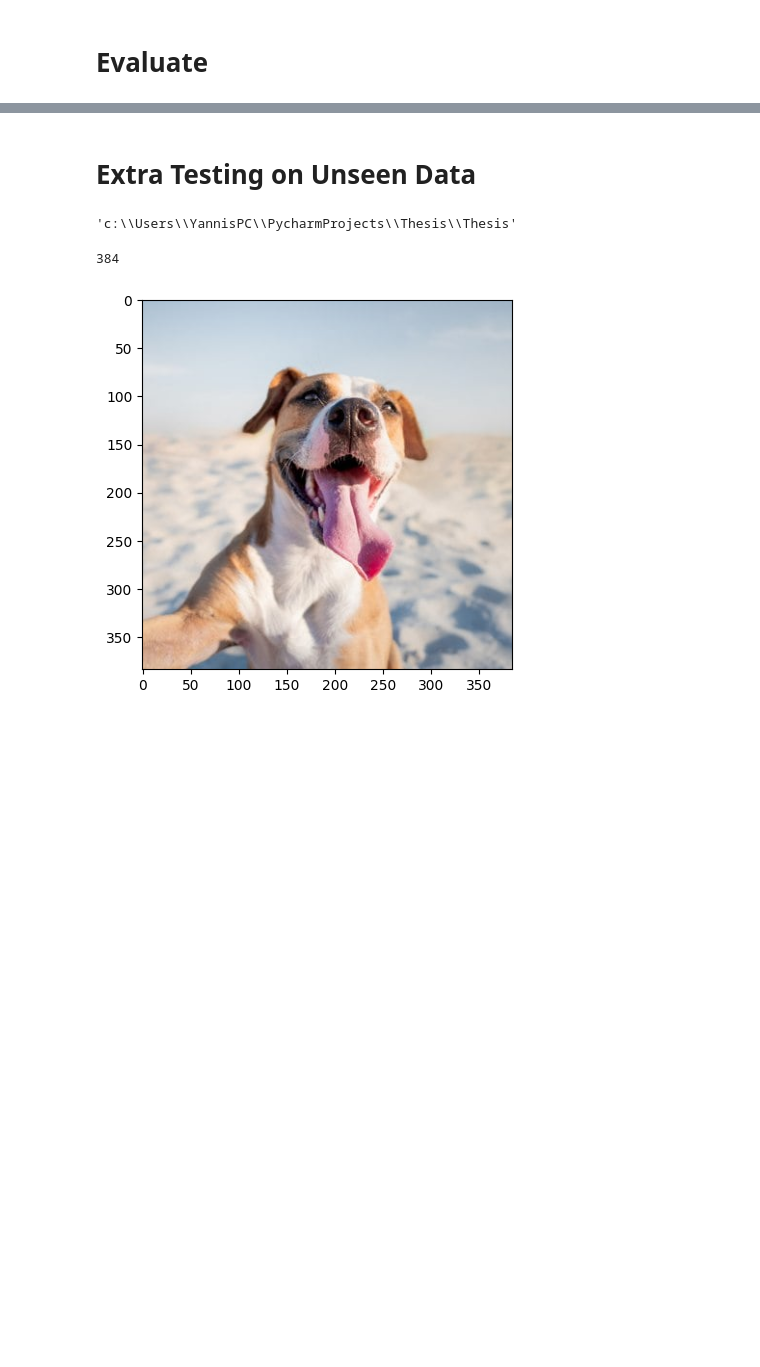
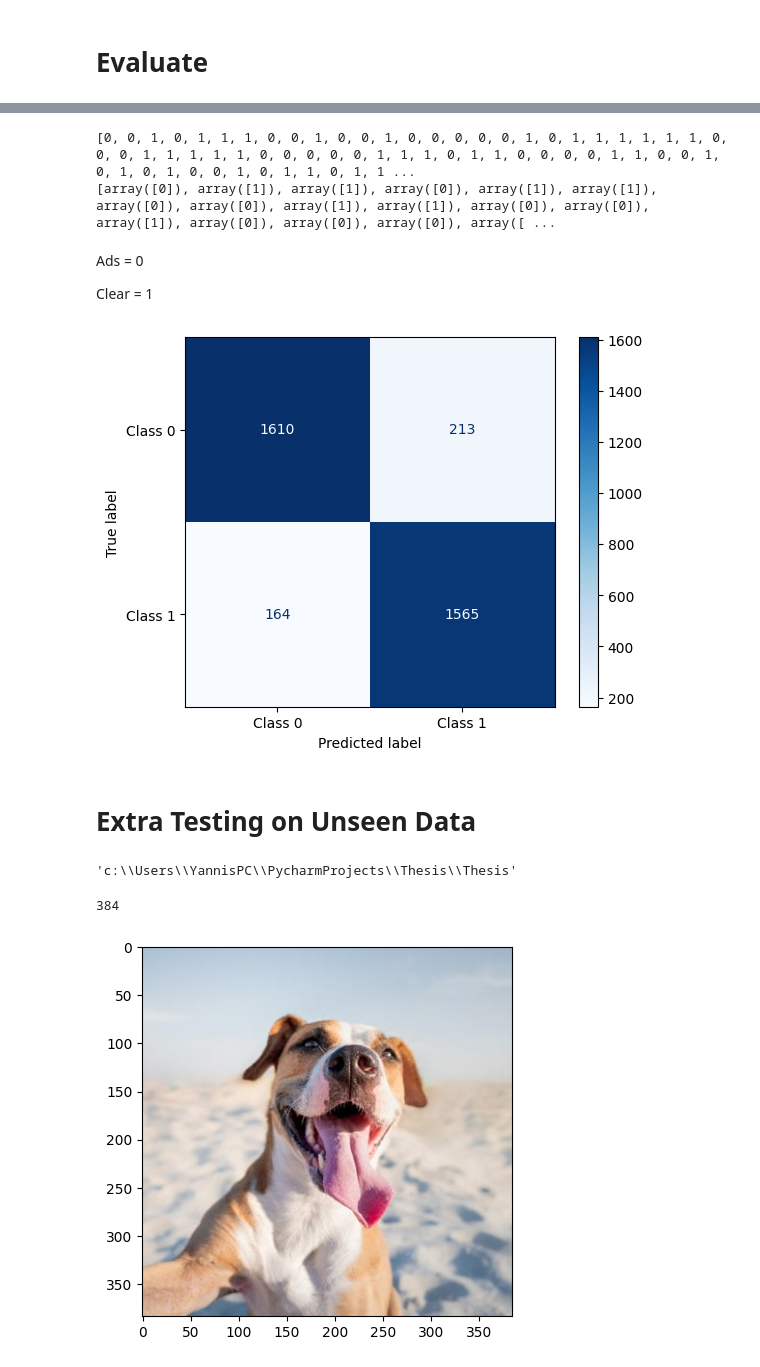
Before and after one commit to johnnysDeu/Thesis, a Jupyter notebook: Model.ipynb, the cells around one changed output, grey strips where cells are left out. Cells and saved outputs as stored; diff of their text form; code cells hidden in the pictures; blank space fills up the shorter version.

Commit message:
adding confusion Matrix

```diff
--- a/Model.ipynb
+++ b/Model.ipynb
@@ -368,0 +380,6 @@ Precision: 0.9210397005081177, Recall:0.9465726017951965, Accuracy: 0.9093070626
+# %%
+from sklearn.metrics import confusion_matrix, ConfusionMatrixDisplay
+
+# Initialize lists to collect true labels and predictions
+true_labels = []
+predicted_labels = []
@@ -368,0 +390,14 @@ Precision: 0.9210397005081177, Recall:0.9465726017951965, Accuracy: 0.9093070626
+# %%
+for batch in test.as_numpy_iterator():  # batch = 32
+    X, y = batch
+
+    yhat = model.predict(X)
+
+    y_true_batch = y # Labels
+
+    # Convert probabilities to class labels using a threshold of 0.5
+    y_pred_batch = (yhat > 0.5).astype(int)
+
+    # Append the true labels and predictions for this batch to the lists
+    true_labels.extend(y_true_batch)
+    predicted_labels.extend(y_pred_batch)
@@ -369,3 +422,29 @@ Precision: 0.9210397005081177, Recall:0.9465726017951965, Accuracy: 0.9093070626
+# %%
+print(true_labels)
+print(predicted_labels)
+
+    #print(y)
+# %% [output]
+[0, 0, 1, 0, 1, 1, 1, 0, 0, 1, 0, 0, 1, 0, 0, 0, 0, 0, 1, 0, 1, 1, 1, 1, 1, 1, 0, 0, 0, 1, 1, 1, 1, 1, 0, 0, 0, 0, 0, 1, 1, 1, 0, 1, 1, 0, 0, 0, 0, 1, 1, 0, 0, 1, 0, 1, 0, 1, 0, 0, 1, 0, 1, 1, 0, 1, 1 ...
+[array([0]), array([1]), array([1]), array([0]), array([1]), array([1]), array([0]), array([0]), array([1]), array([1]), array([0]), array([0]), array([1]), array([0]), array([0]), array([0]), array([ ...
+# %%
+# Convert lists to numpy arrays
+true_labels = np.array(true_labels)
+predicted_labels = np.array(predicted_labels)
+# %%
+# Compute the confusion matrix
+cm = confusion_matrix(true_labels, predicted_labels)
+# %% [markdown]
+Ads = 0
+
+Clear = 1
+# %%
+# Plot the confusion matrix
+disp = ConfusionMatrixDisplay(confusion_matrix=cm, display_labels=['Class 0', 'Class 1'])
+disp.plot(cmap=plt.cm.Blues)
+plt.show()
+# %% [output]
+[figure, added]
 # %% [markdown]
 # Extra Testing on Unseen Data
 # %%
```
Also changed, not shown: parts of 54 cells of this notebook.
